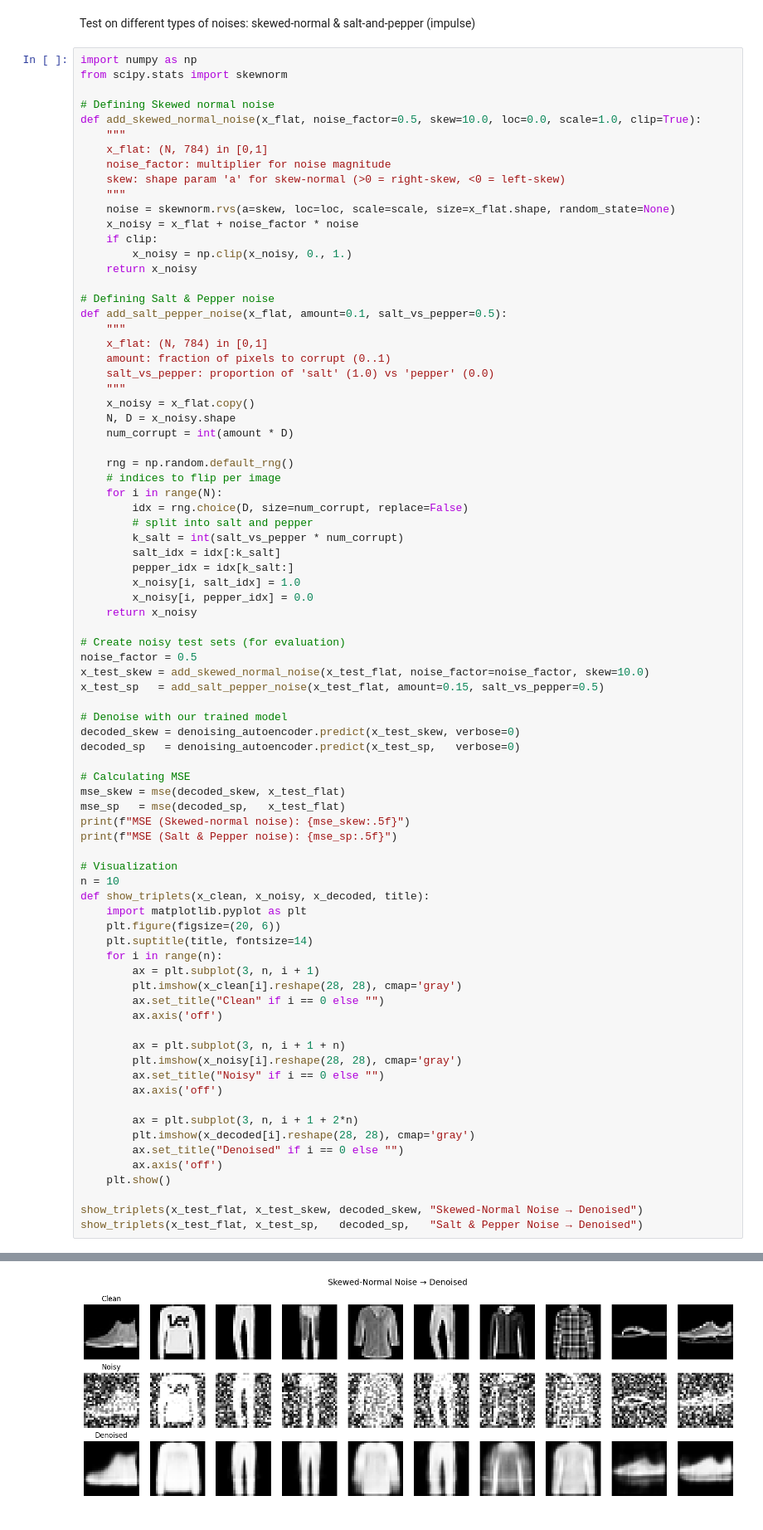
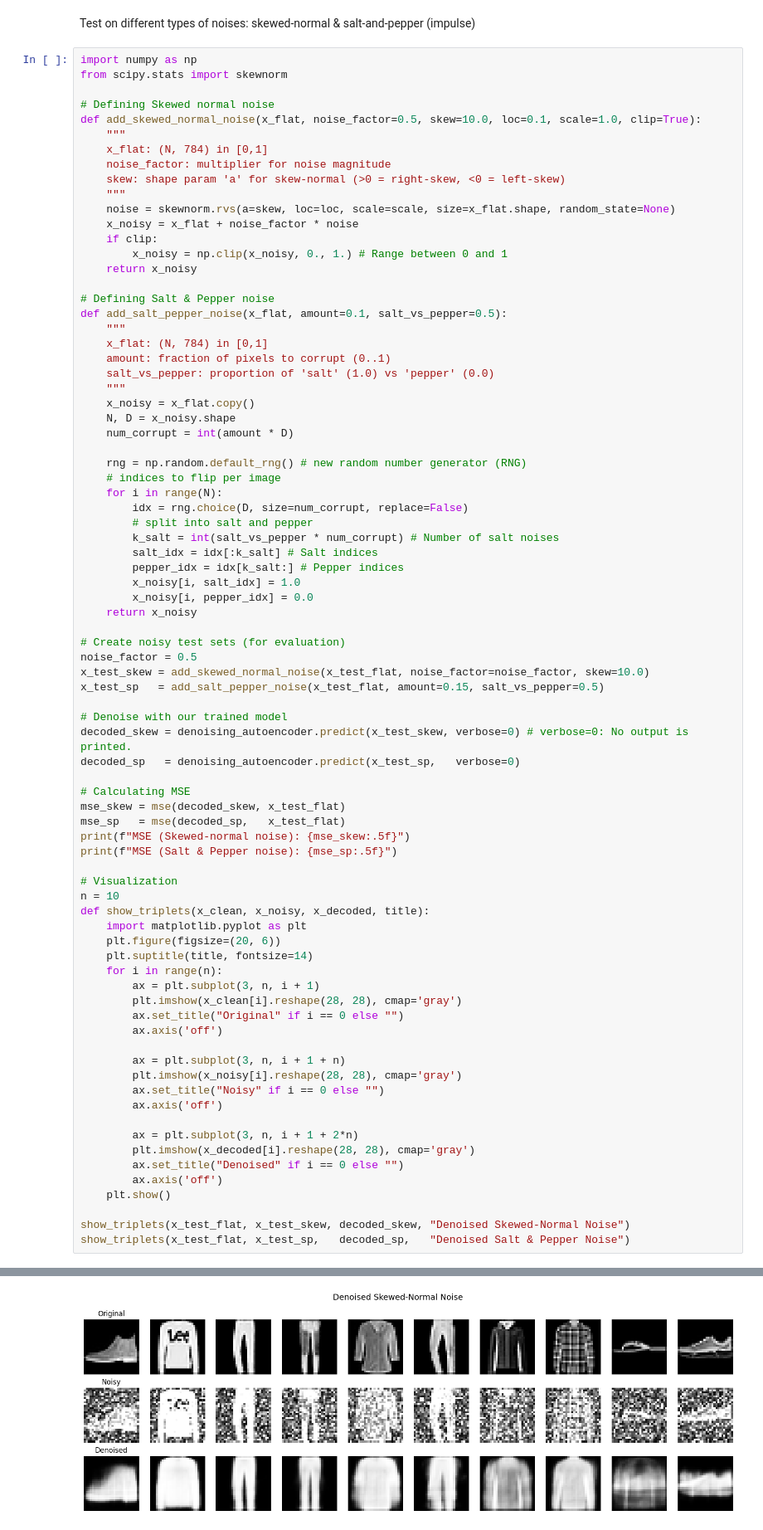
Before and after one commit to mobinapourmoshir/Functional-Deep-Learning, a Jupyter notebook: Denoising_Autoencoder_Different_noises.ipynb, the cells around one changed output, grey strips where cells are left out. Shown at 83% size. Saved outputs shown, nothing was run; the diff lists cells and outputs as text.

Commit message:
Noises

```diff
--- a/Denoising_Autoencoder_Different_noises.ipynb
+++ b/Denoising_Autoencoder_Different_noises.ipynb
@@ -89,7 +90,7 @@ import numpy as np
 from scipy.stats import skewnorm
 
 # Defining Skewed normal noise
-def add_skewed_normal_noise(x_flat, noise_factor=0.5, skew=10.0, loc=0.0, scale=1.0, clip=True):
+def add_skewed_normal_noise(x_flat, noise_factor=0.5, skew=10.0, loc=0.1, scale=1.0, clip=True):
     """
     x_flat: (N, 784) in [0,1]
     noise_factor: multiplier for noise magnitude
@@ -98,7 +99,7 @@ def add_skewed_normal_noise(x_flat, noise_factor=0.5, skew=10.0, loc=0.0, scale=
     noise = skewnorm.rvs(a=skew, loc=loc, scale=scale, size=x_flat.shape, random_state=None)
     x_noisy = x_flat + noise_factor * noise
     if clip:
-        x_noisy = np.clip(x_noisy, 0., 1.)
+        x_noisy = np.clip(x_noisy, 0., 1.) # Range between 0 and 1
     return x_noisy
 
 # Defining Salt & Pepper noise
@@ -112,14 +113,14 @@ def add_salt_pepper_noise(x_flat, amount=0.1, salt_vs_pepper=0.5):
     N, D = x_noisy.shape
     num_corrupt = int(amount * D)
 
-    rng = np.random.default_rng()
+    rng = np.random.default_rng() # new random number generator (RNG)
     # indices to flip per image
     for i in range(N):
         idx = rng.choice(D, size=num_corrupt, replace=False)
         # split into salt and pepper
-        k_salt = int(salt_vs_pepper * num_corrupt)
-        salt_idx = idx[:k_salt]
-        pepper_idx = idx[k_salt:]
+        k_salt = int(salt_vs_pepper * num_corrupt) # Number of salt noises
+        salt_idx = idx[:k_salt] # Salt indices
+        pepper_idx = idx[k_salt:] # Pepper indices
         x_noisy[i, salt_idx] = 1.0
         x_noisy[i, pepper_idx] = 0.0
     return x_noisy
@@ -130,7 +131,7 @@ x_test_skew = add_skewed_normal_noise(x_test_flat, noise_factor=noise_factor, sk
 x_test_sp   = add_salt_pepper_noise(x_test_flat, amount=0.15, salt_vs_pepper=0.5)
 
 # Denoise with our trained model
-decoded_skew = denoising_autoencoder.predict(x_test_skew, verbose=0)
+decoded_skew = denoising_autoencoder.predict(x_test_skew, verbose=0) # verbose=0: No output is printed.
 decoded_sp   = denoising_autoencoder.predict(x_test_sp,   verbose=0)
 
 # Calculating MSE
@@ -148,7 +149,7 @@ def show_triplets(x_clean, x_noisy, x_decoded, title):
     for i in range(n):
         ax = plt.subplot(3, n, i + 1)
         plt.imshow(x_clean[i].reshape(28, 28), cmap='gray')
-        ax.set_title("Clean" if i == 0 else "")
+        ax.set_title("Original" if i == 0 else "")
         ax.axis('off')
 
         ax = plt.subplot(3, n, i + 1 + n)
@@ -162,6 +163,6 @@ def show_triplets(x_clean, x_noisy, x_decoded, title):
         ax.axis('off')
     plt.show()
 
-show_triplets(x_test_flat, x_test_skew, decoded_skew, "Skewed-Normal Noise → Denoised")
-show_triplets(x_test_flat, x_test_sp,   decoded_sp,   "Salt & Pepper Noise → Denoised")
+show_triplets(x_test_flat, x_test_skew, decoded_skew, "Denoised Skewed-Normal Noise")
+show_triplets(x_test_flat, x_test_sp,   decoded_sp,   "Denoised Salt & Pepper Noise")
 # %% [output]
@@ -170 +171 @@ MSE (Salt & Pepper noise): 0.01875
-[figure, old version]
+[figure, new version]
```
Also changed, not shown: parts of 3 cells of this notebook.
